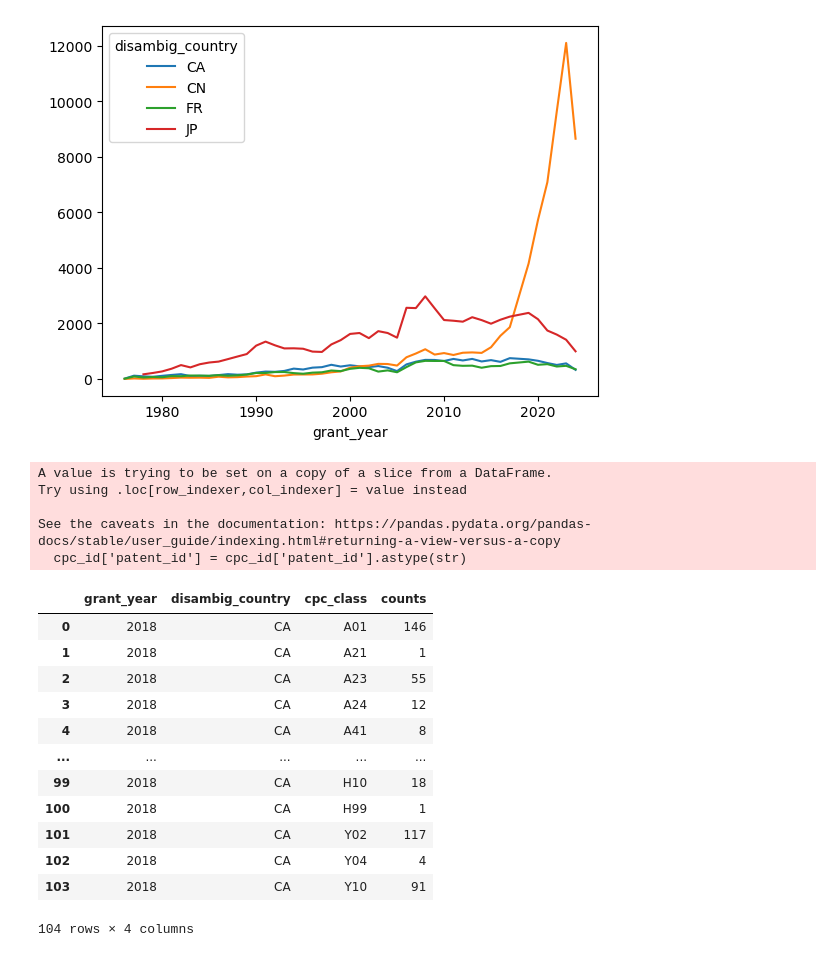
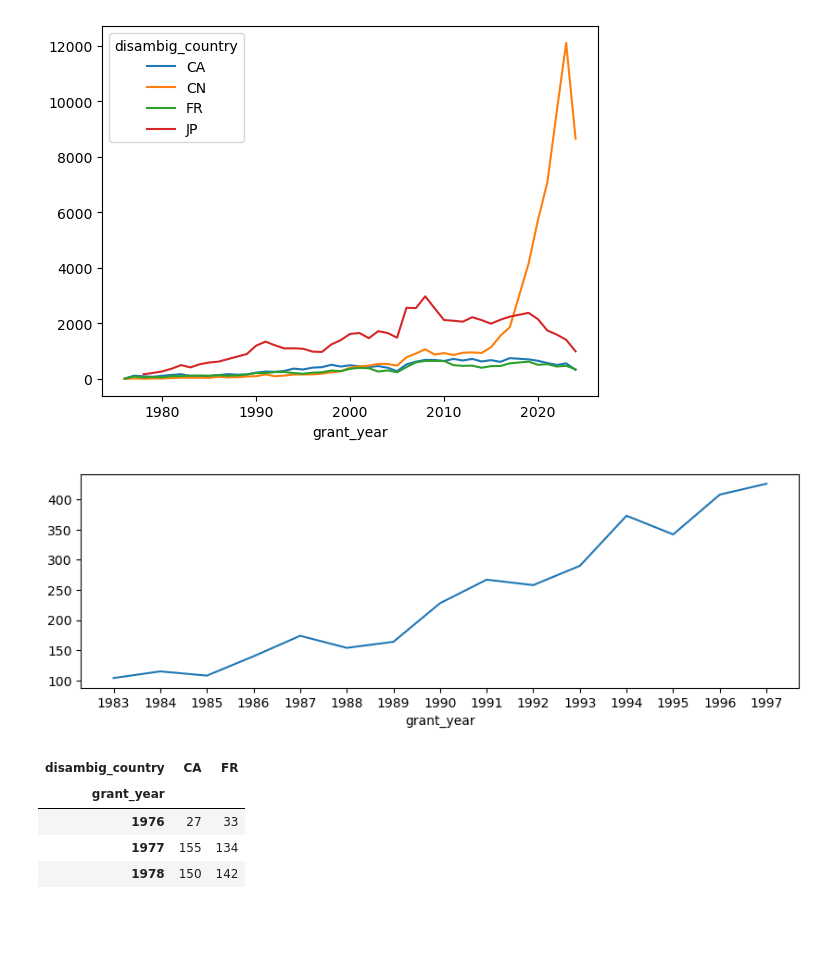
Before and after one commit to yueyun-zhang/InnovationEconomics-Exploration, a Jupyter notebook: USPTO_Data/20240828-DataExploration.ipynb, the cells around one changed output. Drawn from its saved outputs; the diff is of its cells as text; code cells hidden in the pictures; blank space fills up the shorter version.

```diff
--- a/USPTO_Data/20240828-DataExploration.ipynb
+++ b/USPTO_Data/20240828-DataExploration.ipynb
@@ -154,4 +173,14 @@ country_data.loc[country_data.index!=2018].plot()
 # %% [output]
 <Axes: xlabel='grant_year'>
 [figure]
+# %%
+# Canadian inventors filed in USPTO
+
+fig, ax = plt.subplots(figsize=(10, 3))
+country_data['CA'].loc[(country_data.index!=2018) & (country_data.index<1998) &(country_data.index>1982)].plot()
+loc = plticker.MultipleLocator(base=1.0) # this locator puts ticks at regular intervals
+ax.xaxis.set_major_locator(loc)
+plt.show()
+# %% [output]
+[figure, added]
 # %%
@@ -162,8 +193,3 @@ cpc_id = cpc_id[['patent_id', 'cpc_class']]
 # %%
 cpc_id['patent_id'] = cpc_id['patent_id'].astype(str)
+uspc_id['patent_id'] = uspc_id['patent_id'].astype(str)
-# %% [output]
-A value is trying to be set on a copy of a slice from a DataFrame.
-Try using .loc[row_indexer,col_indexer] = value instead
-
-See the caveats in the documentation: https://pandas.pydata.org/pandas-docs/stable/user_guide/indexing.html#returning-a-view-versus-a-copy
-  cpc_id['patent_id'] = cpc_id['patent_id'].astype(str)
@@ -176,16 +202,0 @@ cpc_country_data = cpc_data.groupby(['grant_year', 'disambig_country', 'cpc_clas
-# %%
-cpc_country_data[cpc_country_data['disambig_country']=='CA']#.pivot(index = 'grant_year', columns='cpc_class', values = 'counts')
-# %% [output]
-|  | grant_year | disambig_country | cpc_class | counts |
-| 0 | 2018 | CA | A01 | 146 |
-| 1 | 2018 | CA | A21 | 1 |
-| 2 | 2018 | CA | A23 | 55 |
-| 3 | 2018 | CA | A24 | 12 |
-| 4 | 2018 | CA | A41 | 8 |
-| ... | ... | ... | ... | ... |
-| 99 | 2018 | CA | H10 | 18 |
-| 100 | 2018 | CA | H99 | 1 |
-| 101 | 2018 | CA | Y02 | 117 |
-| 102 | 2018 | CA | Y04 | 4 |
-| 103 | 2018 | CA | Y10 | 91 |
-104 rows × 4 columns
@@ -191,0 +205,8 @@ cpc_country_data[cpc_country_data['disambig_country']=='CA']#.pivot(index = 'gra
+# %%
+overall_count_allclass.head(3)
+# %% [output]
+| disambig_country | CA | FR |
+| grant_year |  |  |
+| 1976 | 27 | 33 |
+| 1977 | 155 | 134 |
+| 1978 | 150 | 142 |
```
Also changed, not shown: parts of 10 cells of this notebook.
